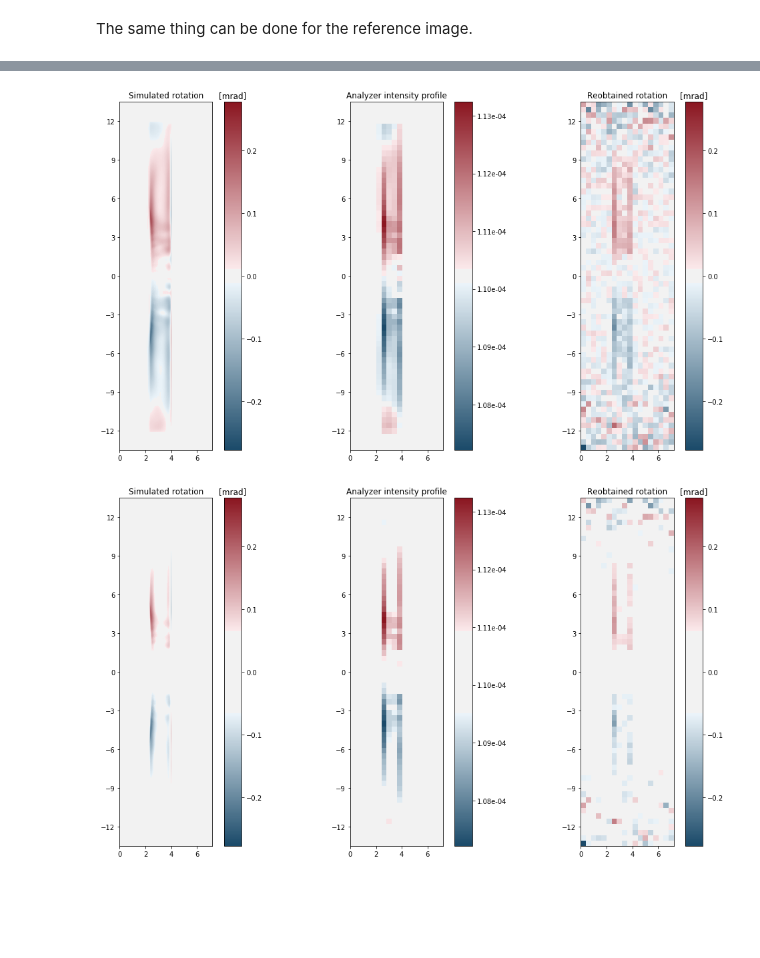
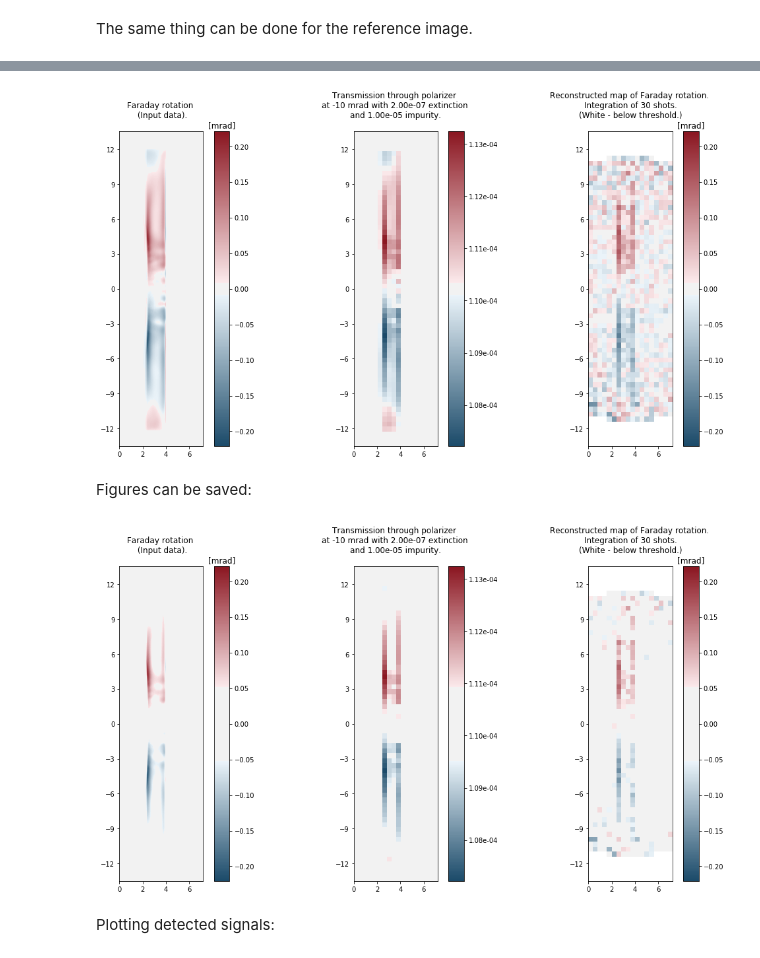
Before and after one commit to pordyna/fdrot, a Jupyter notebook: faraday_rotation_nb.ipynb, the cells around one changed output, grey strips where cells are left out. Drawn from its saved outputs; the diff is of its cells as text; code cells hidden in the pictures; blank space fills up the shorter version.

Commit message:
threshold added, worked on plots, kind of done.

```diff
--- a/faraday_rotation_nb.ipynb
+++ b/faraday_rotation_nb.ipynb
@@ -157,4 +180,5 @@ exp_noise_acc = experiment.add_noise(accumulation = 30)
 # %% [markdown]
 The same thing can be done for the reference image.
 # %%
-base_noise_acc = experiment.add_noise(accumulation=30, image=experiment.beam_profile)
+base_noise_acc = experiment.add_noise(accumulation=accumulation,
+                                      image=experiment.beam_profile)
@@ -164,0 +190,4 @@ array([], dtype=int32)
+# %%
+# Choose if (and where) the threshold should be applied.
+threshold_on = True
+threshold_based_on_reference = True  # otherwise the other output.
@@ -187 +226,7 @@ array([[ 0.10170202,  0.01365601,  0.02859809, ..., -0.06890866,
+# %%
+if threshold_on == True:
+    rot = experiment.reobtain_rotation(cut_off_exp_noise_acc,
+                                       cut_off_base_noise_acc)
+else:
+    rot = experiment.reobtain_rotation(exp_noise_acc, base_noise_acc)
 # %% [markdown]
@@ -233,0 +254,22 @@ def plot_rot(cmap, figsize, rotation, intensity_px, re_rot):
+# %%
+# Specify tittles for the plotts:
+rotation_tittle = 'Faraday rotation \n (Input data).\n'
+
+intensity_px_tittle = ('Transmission through polarizer \n'
+                        'at {} mrad with {:.2e} extinction \n'
+                        'and {:.2e} impurity.\n'
+                        ).format(experiment.cfg.an_position,
+                                experiment.cfg.an_extinction,
+                                experiment.cfg.impurity)
+
+re_rot_tittle = ('Reconstructed map of Faraday rotation. \n'
+                  'Integration of {} shots.\n'
+                  '(White - below threshold.)\n'
+                  ).format(accumulation)
+
+base_noise_acc_tittle = ('Reference image.\n'
+                         'Integration of {} shots \n').format(accumulation)
+exp_with_noise_tittle = 'Noisy signal, with polarizer. \n No accumulation\n'
+exp_noise_acc_tittle = ('Main signal (with polarizer)\n'
+                       'Integration of {} shots\n.'
+                        ).format(accumulation)
@@ -278,4 +402,12 @@ array([ 6.62272371e-03,  6.39058767e-02,  4.41671995e-02,  2.53622638e-02,
 # %%
-plot_rot(cmap_rotation_all, (15,8), experiment.rotation, experiment.intensity_px, rot)
+rot_fig = plot_rot(cmap_rotation_all, (15,8), edges,
+                   rotation=experiment.rotation,
+                   rotation_tittle = rotation_tittle,
+                   intensity_px=experiment.intensity_px,
+                   intensity_px_tittle=intensity_px_tittle,
+                   re_rot=rot,
+                   re_rot_tittle=re_rot_tittle)
 # %% [output]
-[figure, old version]
+[figure, new version]
+# %% [markdown]
+Figures can be saved:
@@ -282,5 +416,13 @@ plot_rot(cmap_rotation_all, (15,8), experiment.rotation, experiment.intensity_px
 # %%
-plot_rot(cmap_rotation_extrema, (15,8), experiment.rotation, experiment.intensity_px, rot)
+rot_fig = plot_rot(cmap_rotation_extrema, (15,8), edges,
+                   rotation=experiment.rotation,
+                   rotation_tittle = rotation_tittle,
+                   intensity_px=experiment.intensity_px,
+                   intensity_px_tittle=intensity_px_tittle,
+                   re_rot=rot,
+                   re_rot_tittle=re_rot_tittle)
 # %% [output]
-[figure, old version]
+[figure, new version]
+# %% [markdown]
+Plotting detected signals:
 # %%
```
Also changed, not shown: parts of 25 cells of this notebook, 3 other files.
